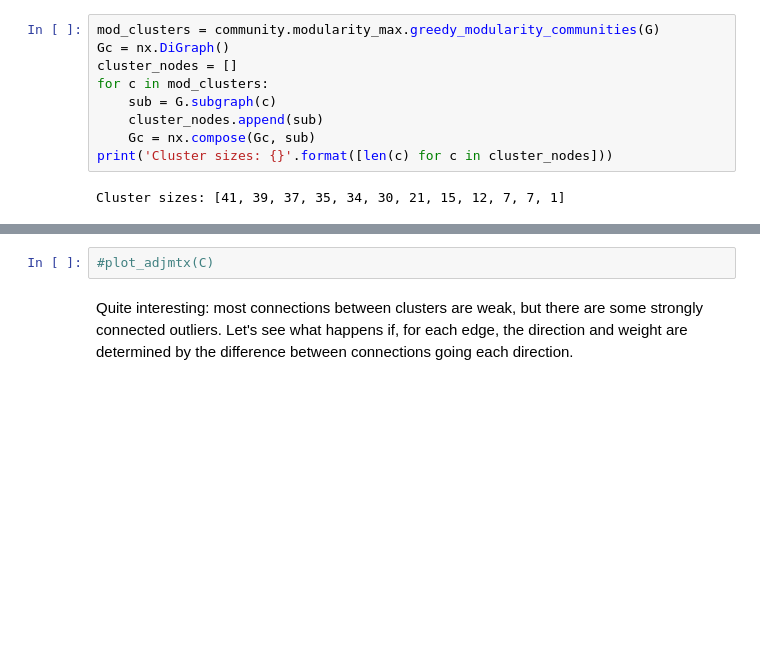
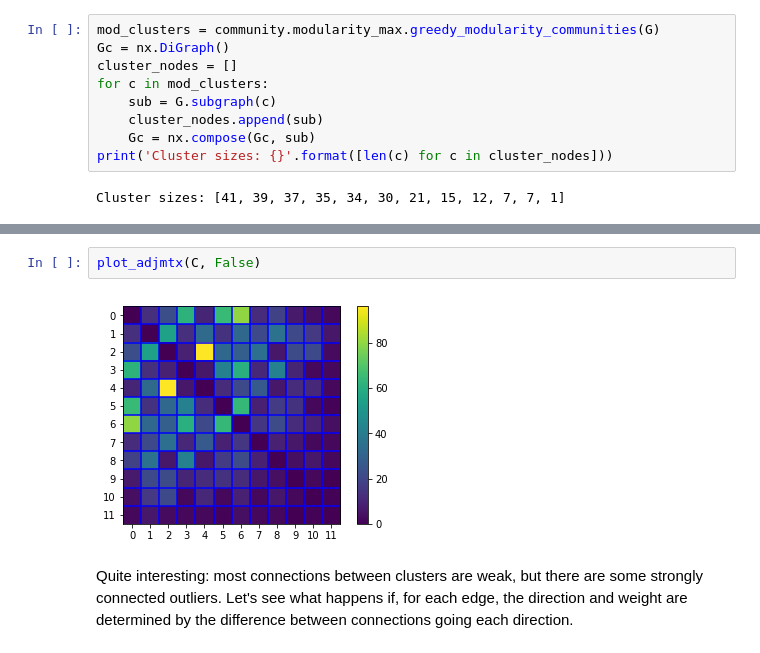
Before and after one commit to 3000farad/neuroloops, a Jupyter notebook: neuroloops.ipynb, the cells around one changed output, grey strips where cells are left out. Saved outputs shown, nothing was run; the diff lists cells and outputs as text; blank space fills up the shorter version.

```diff
--- a/neuroloops.ipynb
+++ b/neuroloops.ipynb
@@ -177,5 +201,7 @@ plt.show()
-# %%
-#plot_adjmtx(C)
+# %%
+plot_adjmtx(C, False)
+# %% [output]
+[figure, added]
 # %% [markdown]
 Quite interesting: most connections between clusters are weak, but there are some strongly connected outliers.  Let's see what happens if, for each edge, the direction and weight are determined by the difference between connections going each direction.
 # %%
```
Also changed, not shown: parts of 19 cells of this notebook, 3 other files.
